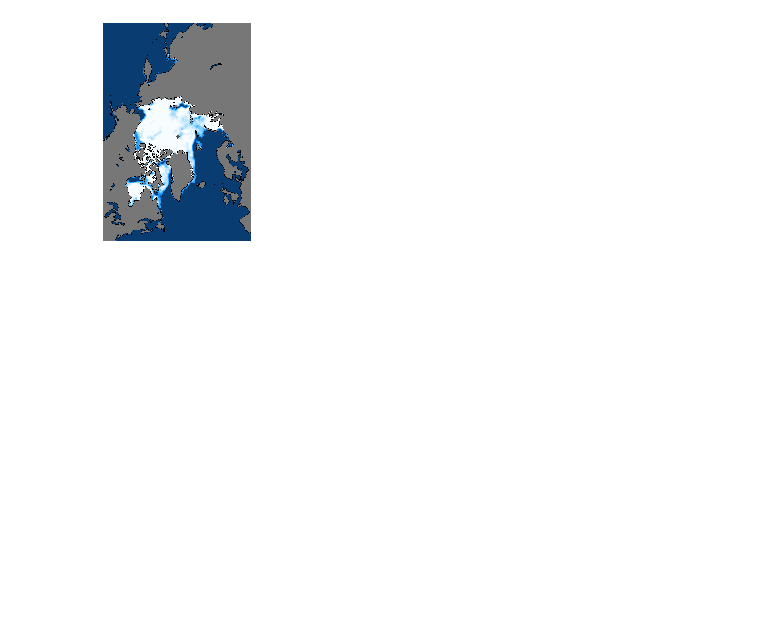
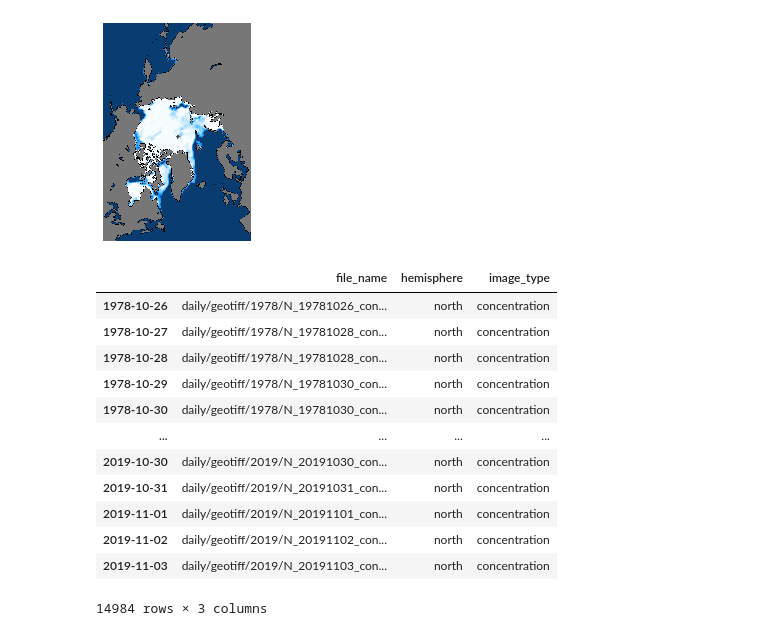
Before and after one commit to bbjornstad/sea-ice-prediction, a Jupyter notebook: nsidc_processing.ipynb, the cells around one changed output. Drawn from its saved outputs; the diff is of its cells as text; code cells hidden in the pictures; blank space fills up the shorter version.

Commit message:
Update processor image generation

```diff
--- a/nsidc_processing.ipynb
+++ b/nsidc_processing.ipynb
@@ -45,3 +45,6 @@ north_conc_processor.show_by_date('2000-10-27')
 north_conc_processor.show_by_date('2018-06-01')
 # %% [output]
 [figure]
+# %%
+last_day_conc = north_conc_processor.load_by_date('2019-11-03')
+last_day_ext = north_ext_processor.load_by_date('2019-11-03')
@@ -47,0 +59,16 @@ north_conc_processor.show_by_date('2018-06-01')
+# %%
+north_conc_processor.impute_missing_index_date_info(set_this_index=False)
+# %% [output]
+|  | file_name | hemisphere | image_type |
+| 1978-10-26 | daily/geotiff/1978/N_19781026_con... | north | concentration |
+| 1978-10-27 | daily/geotiff/1978/N_19781028_con... | north | concentration |
+| 1978-10-28 | daily/geotiff/1978/N_19781028_con... | north | concentration |
+| 1978-10-29 | daily/geotiff/1978/N_19781030_con... | north | concentration |
+| 1978-10-30 | daily/geotiff/1978/N_19781030_con... | north | concentration |
+| ... | ... | ... | ... |
+| 2019-10-30 | daily/geotiff/2019/N_20191030_con... | north | concentration |
+| 2019-10-31 | daily/geotiff/2019/N_20191031_con... | north | concentration |
+| 2019-11-01 | daily/geotiff/2019/N_20191101_con... | north | concentration |
+| 2019-11-02 | daily/geotiff/2019/N_20191102_con... | north | concentration |
+| 2019-11-03 | daily/geotiff/2019/N_20191103_con... | north | concentration |
+14984 rows × 3 columns
```
Also changed, not shown: parts of 2 cells of this notebook, 3 other files.
